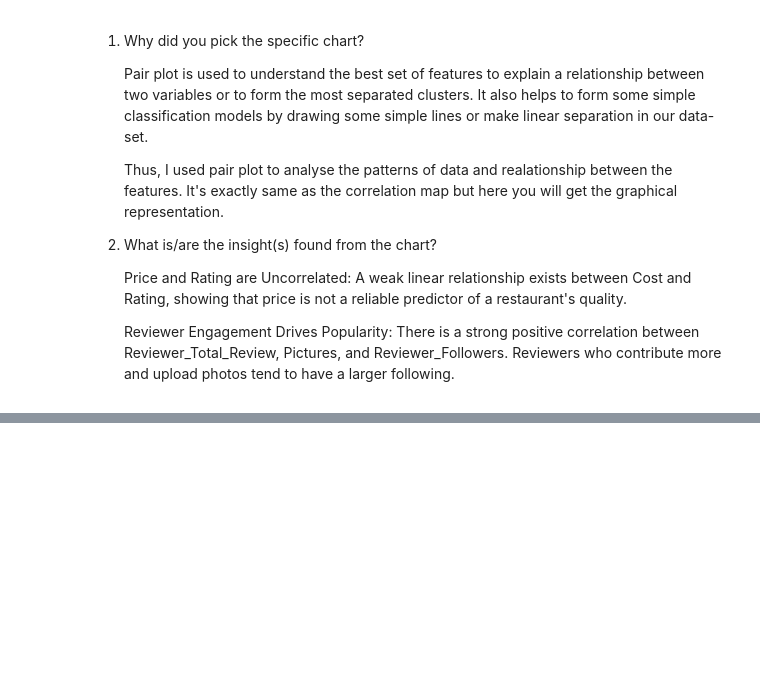
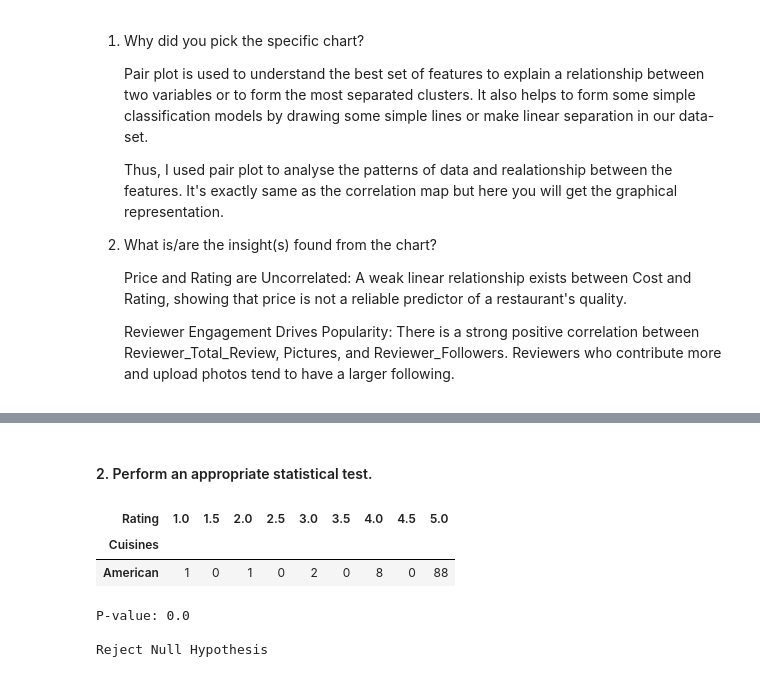
Before and after one commit to Siddharth3271/Advanced-Zomato-Restaurant-Clustering-and-Sentiment-Analysis, a Jupyter notebook: notebook.ipynb, the cells around one changed output, grey strips where cells are left out. Cells and saved outputs as stored; diff of their text form; code cells hidden in the pictures; blank space fills up the shorter version.

Commit message:
Done hypothesis testing

```diff
--- a/notebook.ipynb
+++ b/notebook.ipynb
@@ -1085,0 +1190,30 @@ sns.pairplot(merged);
+# %% [markdown]
+#### 2. Perform an appropriate statistical test.
+# %%
+pd.crosstab(merged['Cuisines'], merged['Rating'])[:1]
+# %% [output]
+| Rating | 1.0 | 1.5 | 2.0 | 2.5 | 3.0 | 3.5 | 4.0 | 4.5 | 5.0 |
+| Cuisines |  |  |  |  |  |  |  |  |  |
+| American | 1 | 0 | 1 | 0 | 2 | 0 | 8 | 0 | 88 |
+# %%
+# Perform Statistical Test to obtain P-Value
+from scipy.stats import chi2_contingency
+
+# create a contingency table
+ct = pd.crosstab(merged['Cuisines'], merged['Rating'])
+
+# perform chi-squared test
+chi2, p, dof, expected = chi2_contingency(ct)
+
+# Check p-value
+print(f"P-value: {p}\n")
+
+# Check p-value
+if p < 0.05:
+    print("Reject Null Hypothesis")
+else:
+    print("Fail to reject Null Hypothesis")
+# %% [output]
+P-value: 0.0
+
+Reject Null Hypothesis
```
Also changed, not shown: parts of 15 cells of this notebook.
